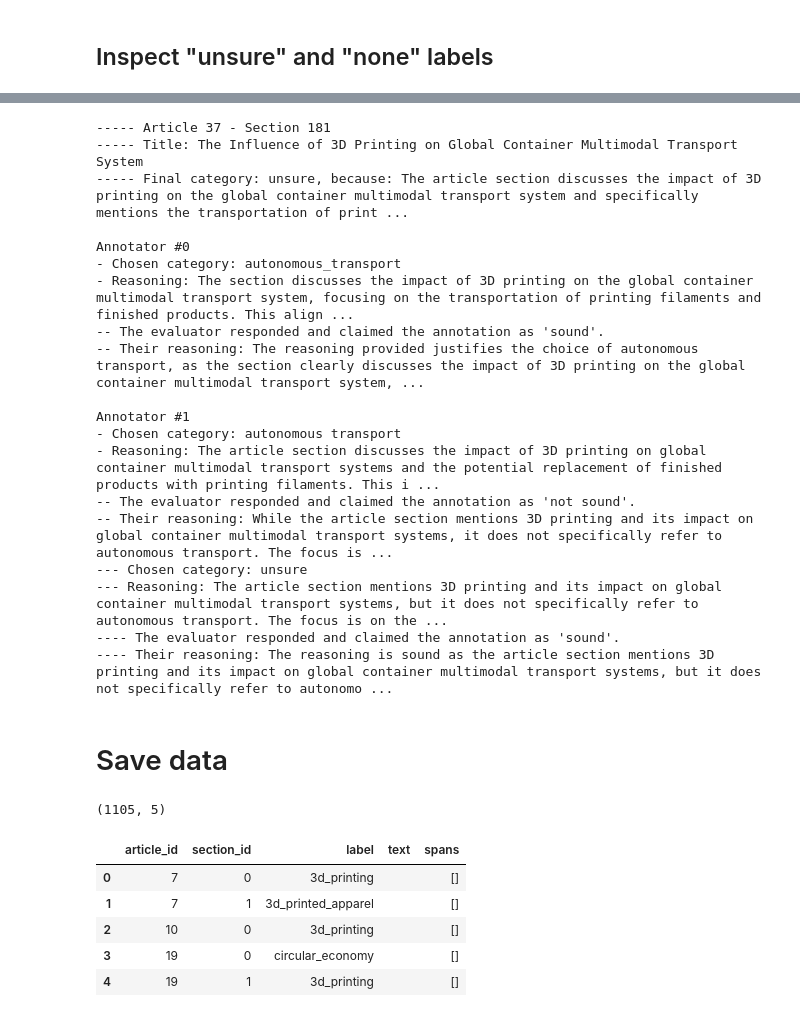
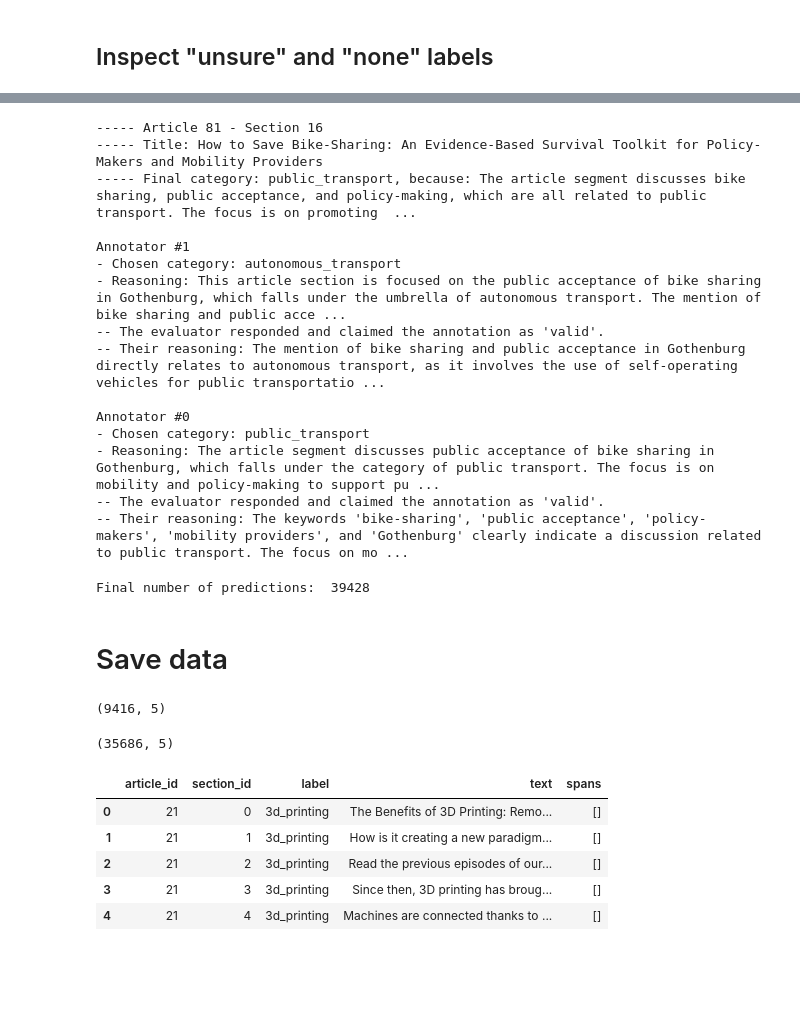
Before and after one commit to sdg-ai/trends-innovations, a Jupyter notebook: experiments/article_annotation/post_process_labeled_data_2.0.ipynb, the cells around one changed output, grey strips where cells are left out. Cells and saved outputs as stored; diff of their text form; code cells hidden in the pictures; blank space fills up the shorter version.

Commit message:
final annotations results

```diff
--- a/experiments/article_annotation/post_process_labeled_data_2.0.ipynb
+++ b/experiments/article_annotation/post_process_labeled_data_2.0.ipynb
@@ -91,3 +107,11 @@ Text(0.5, 1.0, 'Category distribution on the article level in raw data')
+# %%
+# this is hand crafted
+correction_mapping = {
+    "autonomous transport": "autonomous_transport",
+    "electric_vehicles": "electric_car",
+}
+# apply mapping
+predictions["section_category"] = predictions["section_category"].apply(lambda x: correction_mapping[x] if x in correction_mapping else x)
 # %% [markdown]
 ## Inspect "unsure" and "none" labels
 # %%
@@ -122,60 +166,72 @@ for annotator_id, conversation in row.explanation.items():
             print(f"{'-'*(idx+1)} The evaluator responded and claimed the annotation as '{msg['conclusion']}'.")
             print(f"{'-'*(idx+1)} Their reasoning: {msg['reasoning']}")
 # %% [output]
------ Article 37 - Section 181
------ Title: The Influence of 3D Printing on Global Container Multimodal Transport System
------ Final category: unsure, because: The article section discusses the impact of 3D printing on the global container multimodal transport system and specifically mentions the transportation of print ...
+----- Article 81 - Section 16
+----- Title: How to Save Bike-Sharing: An Evidence-Based Survival Toolkit for Policy-Makers and Mobility Providers
+----- Final category: public_transport, because: The article segment discusses bike sharing, public acceptance, and policy-making, which are all related to public transport. The focus is on promoting  ...
+
+Annotator #1
+- Chosen category: autonomous_transport
+- Reasoning: This article section is focused on the public acceptance of bike sharing in Gothenburg, which falls under the umbrella of autonomous transport. The mention of bike sharing and public acce ...
+-- The evaluator responded and claimed the annotation as 'valid'.
+-- Their reasoning: The mention of bike sharing and public acceptance in Gothenburg directly relates to autonomous transport, as it involves the use of self-operating vehicles for public transportatio ...
 
 Annotator #0
-- Chosen category: autonomous_transport
-- Reasoning: The section discusses the impact of 3D printing on the global container multimodal transport system, focusing on the transportation of printing filaments and finished products. This align ...
--- The evaluator responded and claimed the annotation as 'sound'.
--- Their reasoning: The reasoning provided justifies the choice of autonomous transport, as the section clearly discusses the impact of 3D printing on the global container multimodal transport system, ...
-
-Annotator #1
-- Chosen category: autonomous transport
-- Reasoning: The article section discusses the impact of 3D printing on global container multimodal transport systems and the potential replacement of finished products with printing filaments. This i ...
--- The evaluator responded and claimed the annotation as 'not sound'.
--- Their reasoning: While the article section mentions 3D printing and its impact on global container multimodal transport systems, it does not specifically refer to autonomous transport. The focus is ...
---- Chosen category: unsure
---- Reasoning: The article section mentions 3D printing and its impact on global container multimodal transport systems, but it does not specifically refer to autonomous transport. The focus is on the ...
----- The evaluator responded and claimed the annotation as 'sound'.
----- Their reasoning: The reasoning is sound as the article section mentions 3D printing and its impact on global container multimodal transport systems, but it does not specifically refer to autonomo ...
+- Chosen category: public_transport
+- Reasoning: The article segment discusses public acceptance of bike sharing in Gothenburg, which falls under the category of public transport. The focus is on mobility and policy-making to support pu ...
+-- The evaluator responded and claimed the annotation as 'valid'.
+-- Their reasoning: The keywords 'bike-sharing', 'public acceptance', 'policy-makers', 'mobility providers', and 'Gothenburg' clearly indicate a discussion related to public transport. The focus on mo ...
+# %%
+# drop bad predictions
+predictions = predictions.loc[~predictions.section_category.isin(["none","unsure"])]
+print("Final number of predictions: ", predictions.shape[0])
+# %% [output]
+Final number of predictions:  39428
 # %% [markdown]
 # Save data
 # %%
 # get old already annotated data
 old_data = load_json_data("../../training/datasets")
 old_data = old_data.rename(columns={"sentence_id": "section_id"})
+print(old_data.shape)
+# %% [output]
+(9416, 5)
 # %%
 final_dataset = []
+progress_bar = tqdm(total=predictions.shape[0])
+progress_bar.set_description("Processing")
+count_skipped = 0
 for idx, row in predictions.iterrows():
     if row["article_id (old)"] in set(old_data.article_id.values):
         # human annotation already exists, skip
+        progress_bar.set_description(f"Skipped {count_skipped} samples")
+        count_skipped += 1
+        progress_bar.update(1)
         continue
     article_id = int(row.article_id)
     section_id = row.section_id
     label = row.section_category
-    text = ""
+    text = row.text
     spans = []
     new_row = {
         "article_id": article_id,
         "section_id": section_id,
         "label": label,
         "text": text,
         "spans": spans
     }
     final_dataset.append(new_row)
+    progress_bar.update(1)
 final_dataset = pd.DataFrame(final_dataset)
 print(final_dataset.shape)
 final_dataset.head()
 # %% [output]
-(1105, 5)
+(35686, 5)
 |  | article_id | section_id | label | text | spans |
-| 0 | 7 | 0 | 3d_printing |  | [] |
-| 1 | 7 | 1 | 3d_printed_apparel |  | [] |
-| 2 | 10 | 0 | 3d_printing |  | [] |
-| 3 | 19 | 0 | circular_economy |  | [] |
-| 4 | 19 | 1 | 3d_printing |  | [] |
+| 0 | 21 | 0 | 3d_printing | The Benefits of 3D Printing: Remo... | [] |
+| 1 | 21 | 1 | 3d_printing | How is it creating a new paradigm... | [] |
+| 2 | 21 | 2 | 3d_printing | Read the previous episodes of our... | [] |
+| 3 | 21 | 3 | 3d_printing | Since then, 3D printing has broug... | [] |
+| 4 | 21 | 4 | 3d_printing | Machines are connected thanks to ... | [] |
 # %%
 final_dataset = pd.concat([old_data, final_dataset])
```
Also changed, not shown: parts of 9 cells of this notebook.
